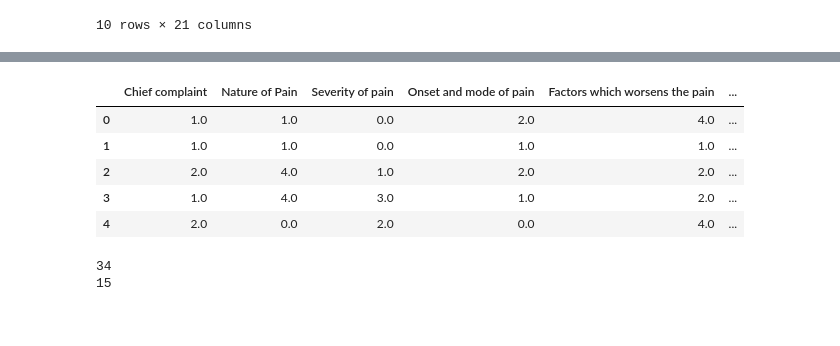
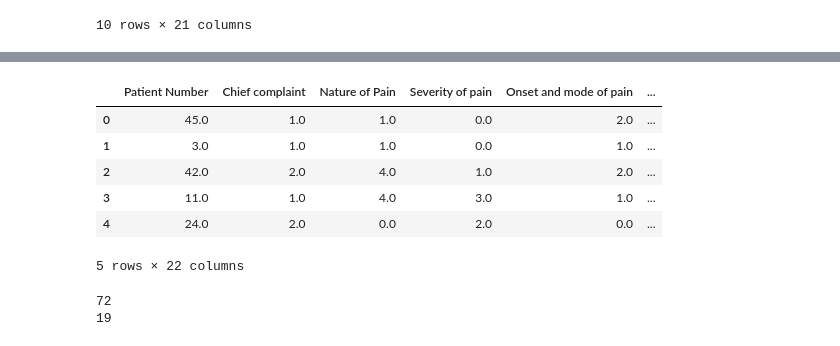
Before and after one commit to TheHuntsman4/Klepio, a Jupyter notebook: model/DentAI.ipynb, the cells around one changed output, grey strips where cells are left out. Drawn from its saved outputs; the diff is of its cells as text; code cells hidden in the pictures.

```diff
--- a/model/DentAI.ipynb
+++ b/model/DentAI.ipynb
@@ -92,6 +92,5 @@ dtype: int64
 # %%
 #Dropping unnecessary fields
 data.drop('Timestamp',axis=1, inplace=True)
-data.drop('Patient Number',axis=1, inplace=True)
 data.sample(5)
 # %% [output]
@@ -106,4 +102,0 @@ data.sample(5)
-# %%
-data.fillna("No",inplace=True)
-data.isnull().sum()
-data.sample(5)
@@ -116,0 +103,5 @@ data.sample(5)
+# %%
+#split the patient number into gender and age
+data['Gender'] = data['Patient Number'].str[0]
+data['Age'] = data['Patient Number'].str[1:].astype(int)
+data.sample(5)
@@ -117,13 +116,16 @@ data.sample(5)
 # %%
 #using ordinal encoder to change the fields to numerical values
 encode=OrdinalEncoder(dtype=float)
-patient_encode=pd.DataFrame(encode.fit_transform(data),columns=data.columns)
+data_noage = data.drop('Age',axis=1)
+patient_encode=pd.DataFrame(encode.fit_transform(data_noage),columns=data_noage.columns)
+patient_encode = pd.concat([patient_encode,data['Age']],axis=1)
 patient_encode.head(5)
 # %% [output]
-|  | Chief complaint | Nature of Pain | Severity of pain | Onset and mode of pain | Factors which worsens the pain | ... |
-| 0 | 1.0 | 1.0 | 0.0 | 2.0 | 4.0 | ... |
-| 1 | 1.0 | 1.0 | 0.0 | 1.0 | 1.0 | ... |
-| 2 | 2.0 | 4.0 | 1.0 | 2.0 | 2.0 | ... |
-| 3 | 1.0 | 4.0 | 3.0 | 1.0 | 2.0 | ... |
-| 4 | 2.0 | 0.0 | 2.0 | 0.0 | 4.0 | ... |
+|  | Patient Number | Chief complaint | Nature of Pain | Severity of pain | Onset and mode of pain | ... |
+| 0 | 45.0 | 1.0 | 1.0 | 0.0 | 2.0 | ... |
+| 1 | 3.0 | 1.0 | 1.0 | 0.0 | 1.0 | ... |
+| 2 | 42.0 | 2.0 | 4.0 | 1.0 | 2.0 | ... |
+| 3 | 11.0 | 1.0 | 4.0 | 3.0 | 1.0 | ... |
+| 4 | 24.0 | 2.0 | 0.0 | 2.0 | 0.0 | ... |
+5 rows × 22 columns
 # %%
@@ -131,7 +133,7 @@ patient_encode.to_csv('./DentalData311_encoded.csv',index=False)
 # %%
-train,test=train_test_split(patient_encode,test_size=0.3, random_state=42)
+train,test=train_test_split(patient_encode,test_size=0.2, random_state=42)
 print(len(train))
 print(len(test))
 # %% [output]
-34
-15
+72
+19
```
Also changed, not shown: parts of 7 cells of this notebook.
